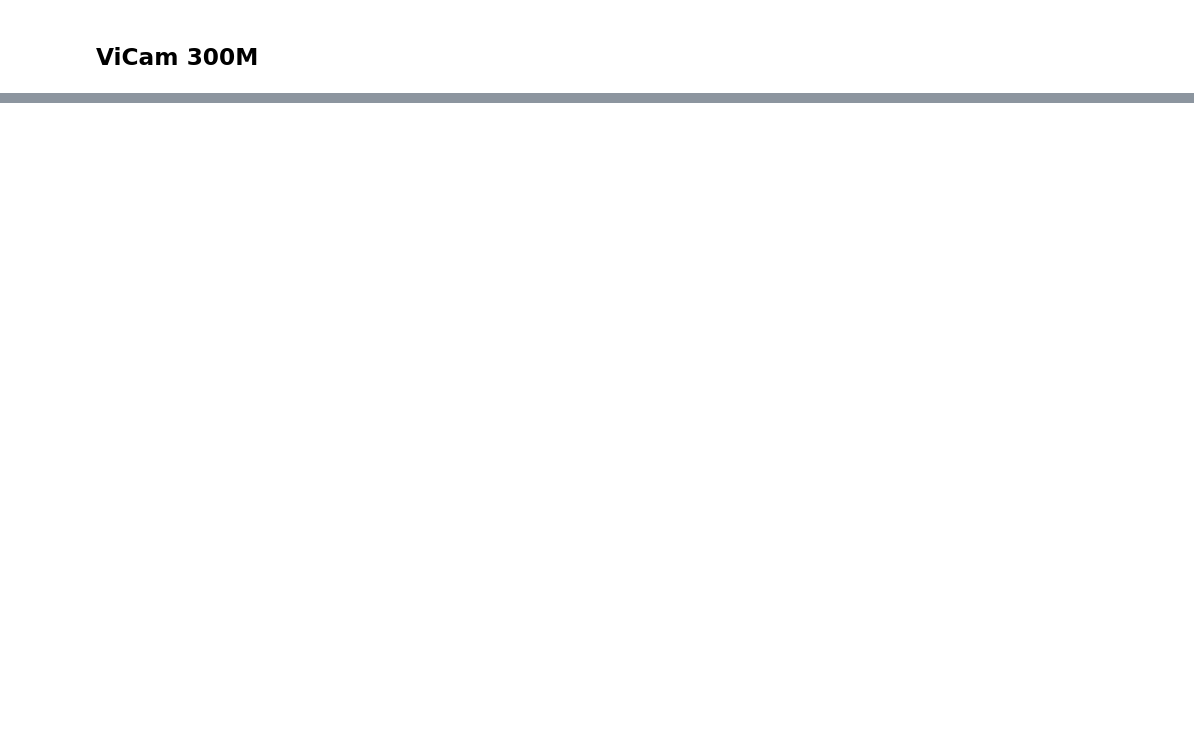
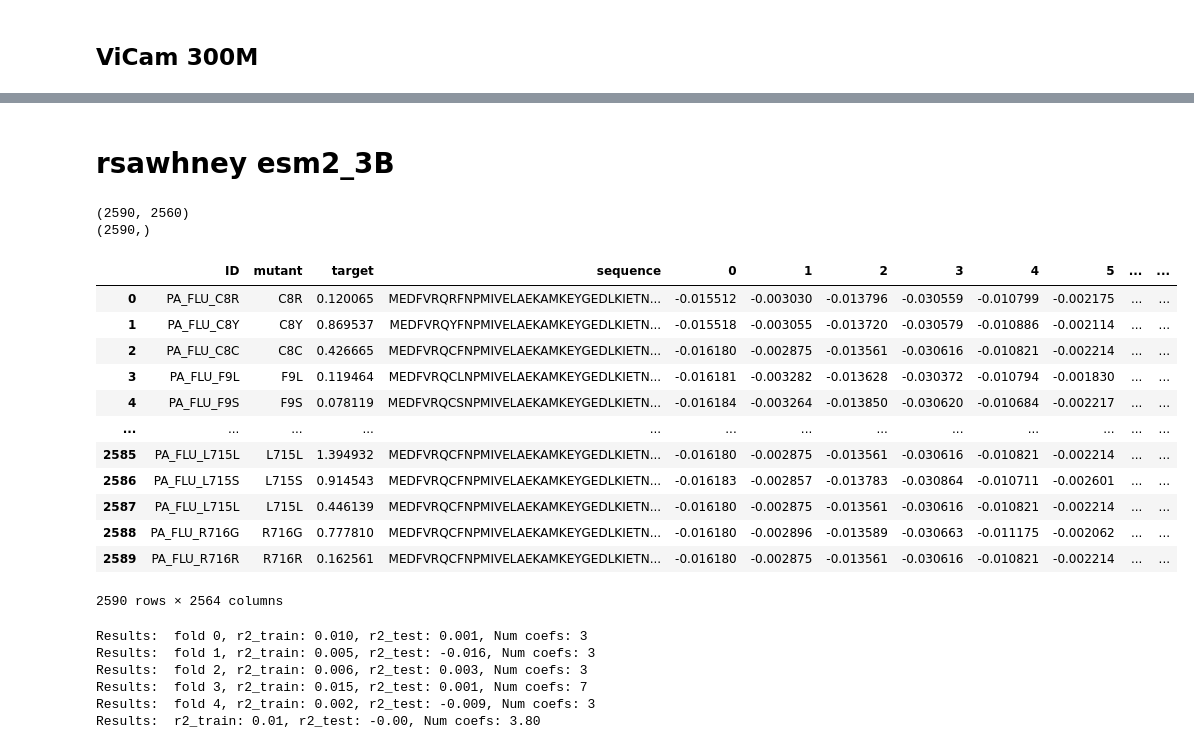
Before and after one commit to ziul-bio/DMS-SiteEffect-PLM, a Jupyter notebook: notebooks/ViCAM.ipynb, the cells around one changed output, grey strips where cells are left out. Drawn from its saved outputs; the diff is of its cells as text; code cells hidden in the pictures; blank space fills up the shorter version.

```diff
--- a/notebooks/ViCAM.ipynb
+++ b/notebooks/ViCAM.ipynb
@@ -376,0 +403,42 @@ Results:  r2_train: 0.17, r2_test: 0.14, Num coefs: 37.80
+# %% [markdown]
+# rsawhney esm2_3B
+# %%
+metadata = pd.read_csv("../data/DMS_mut_metadata/PA_FLU_Sun2015_metadata.csv", index_col=0)
+
+embeddings = pd.DataFrame(torch.load('../embeddings/rsawhney_esm2_3B/PA_FLU_Sun2015_embeddings.pt')).T
+embeddings.reset_index(inplace=True)
+embeddings.rename(columns={"index": "ID"}, inplace=True)
+
+
+data = metadata.merge(embeddings, how='inner', left_on='ID', right_on='ID')
+target = data['target']
+features = data.iloc[:, metadata.shape[1]:]
+features = features_scaler(features)
+print(features.shape)
+print(target.shape)
+data
+# %% [output]
+(2590, 2560)
+(2590,)
+|  | ID | mutant | target | sequence | 0 | 1 | 2 | 3 | 4 | 5 | ... | ... |
+| 0 | PA_FLU_C8R | C8R | 0.120065 | MEDFVRQRFNPMIVELAEKAMKEYGEDLKIETN... | -0.015512 | -0.003030 | -0.013796 | -0.030559 | -0.010799 | -0.002175 | ... | ... |
+| 1 | PA_FLU_C8Y | C8Y | 0.869537 | MEDFVRQYFNPMIVELAEKAMKEYGEDLKIETN... | -0.015518 | -0.003055 | -0.013720 | -0.030579 | -0.010886 | -0.002114 | ... | ... |
+| 2 | PA_FLU_C8C | C8C | 0.426665 | MEDFVRQCFNPMIVELAEKAMKEYGEDLKIETN... | -0.016180 | -0.002875 | -0.013561 | -0.030616 | -0.010821 | -0.002214 | ... | ... |
+| 3 | PA_FLU_F9L | F9L | 0.119464 | MEDFVRQCLNPMIVELAEKAMKEYGEDLKIETN... | -0.016181 | -0.003282 | -0.013628 | -0.030372 | -0.010794 | -0.001830 | ... | ... |
+| 4 | PA_FLU_F9S | F9S | 0.078119 | MEDFVRQCSNPMIVELAEKAMKEYGEDLKIETN... | -0.016184 | -0.003264 | -0.013850 | -0.030620 | -0.010684 | -0.002217 | ... | ... |
+| ... | ... | ... | ... | ... | ... | ... | ... | ... | ... | ... | ... | ... |
+| 2585 | PA_FLU_L715L | L715L | 1.394932 | MEDFVRQCFNPMIVELAEKAMKEYGEDLKIETN... | -0.016180 | -0.002875 | -0.013561 | -0.030616 | -0.010821 | -0.002214 | ... | ... |
+| 2586 | PA_FLU_L715S | L715S | 0.914543 | MEDFVRQCFNPMIVELAEKAMKEYGEDLKIETN... | -0.016183 | -0.002857 | -0.013783 | -0.030864 | -0.010711 | -0.002601 | ... | ... |
+| 2587 | PA_FLU_L715L | L715L | 0.446139 | MEDFVRQCFNPMIVELAEKAMKEYGEDLKIETN... | -0.016180 | -0.002875 | -0.013561 | -0.030616 | -0.010821 | -0.002214 | ... | ... |
+| 2588 | PA_FLU_R716G | R716G | 0.777810 | MEDFVRQCFNPMIVELAEKAMKEYGEDLKIETN... | -0.016180 | -0.002896 | -0.013589 | -0.030663 | -0.011175 | -0.002062 | ... | ... |
+| 2589 | PA_FLU_R716R | R716R | 0.162561 | MEDFVRQCFNPMIVELAEKAMKEYGEDLKIETN... | -0.016180 | -0.002875 | -0.013561 | -0.030616 | -0.010821 | -0.002214 | ... | ... |
+2590 rows × 2564 columns
+# %%
+r2s_train, maes_train, rmses_train, r2s_test, maes_test, rmses_test, rhos_train, rhos_test, folds, num_nonzero_coefs = run_regression(features, target)
+# %% [output]
+Results:  fold 0, r2_train: 0.010, r2_test: 0.001, Num coefs: 3
+Results:  fold 1, r2_train: 0.005, r2_test: -0.016, Num coefs: 3
+Results:  fold 2, r2_train: 0.006, r2_test: 0.003, Num coefs: 3
+Results:  fold 3, r2_train: 0.015, r2_test: 0.001, Num coefs: 7
+Results:  fold 4, r2_train: 0.002, r2_test: -0.009, Num coefs: 3
+Results:  r2_train: 0.01, r2_test: -0.00, Num coefs: 3.80
```
Also changed, not shown: parts of 37 cells of this notebook, 3 other files.
